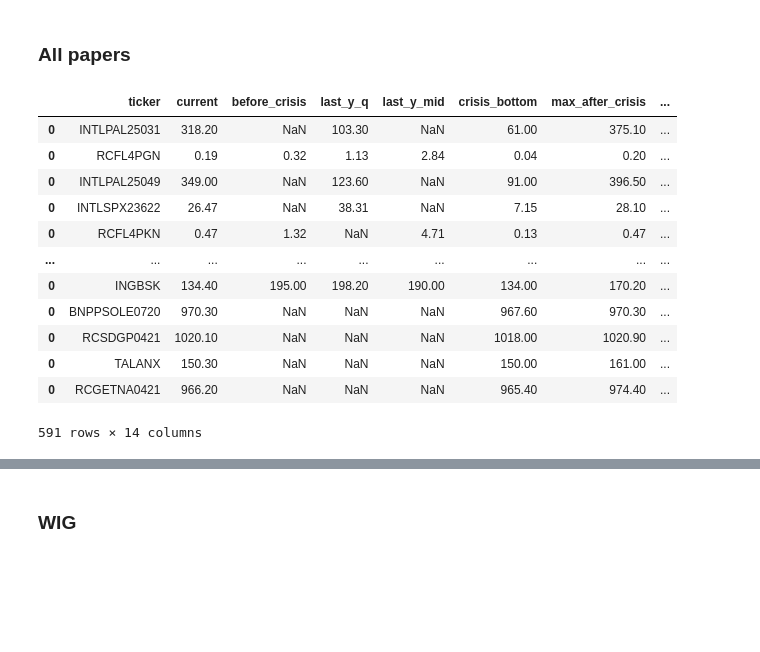
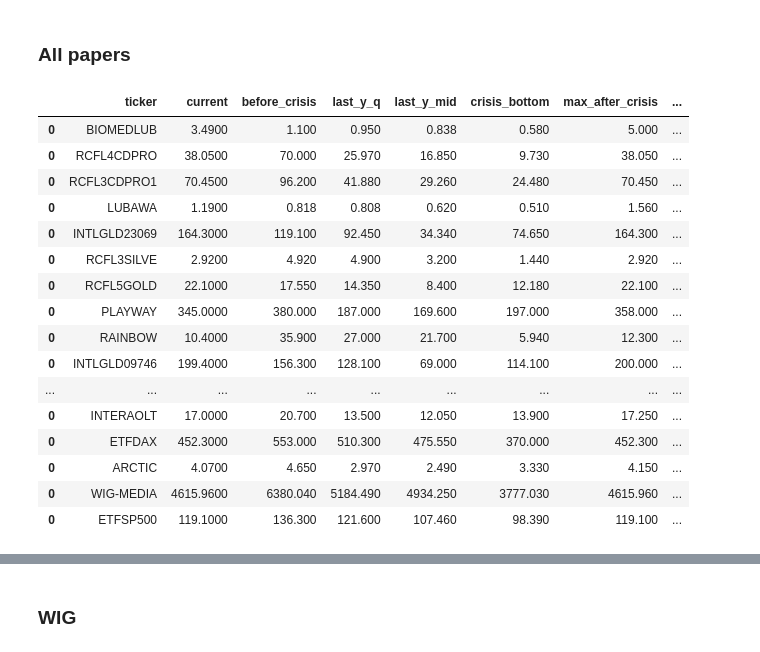
Before and after one commit to showeye/wse_analytics, a Jupyter notebook: bossa.ipynb, the cells around one changed output, grey strips where cells are left out. Drawn from its saved outputs; the diff is of its cells as text; code cells hidden in the pictures; blank space fills up the shorter version.

```diff
--- a/bossa.ipynb
+++ b/bossa.ipynb
@@ -248,24 +242,28 @@ skaner_df.loc[:,'growth_potential'] = round((skaner_df.loc[:,'max_before_crisis'
 skaner_df.loc[:,'drop_current'] = round(skaner_df.loc[:,'current'] * 100 / skaner_df.loc[:,'max_before_crisis'] - 100, 2)
 # %%
 skaner_df_see = skaner_df.loc[
-#     (skaner_df.growth_quarter > 0)
-#         & (skaner_df.growth_mid > 0)
-         (skaner_df.drop_current < 0)
-        & (skaner_df.growth_current > 0)
+    (skaner_df.growth_quarter > 0)
+        & (skaner_df.growth_mid > 0)
+        #& (skaner_df.drop_current < 0)
+        & (skaner_df.growth_current > 20)
                               ,:].sort_values('drop_current', ascending=True)
 # %%
-skaner_df_see.sort_values('growth_current', ascending=False)
+skaner_df_see.sort_values('growth_current', ascending=False).dropna()
 # %% [output]
 |  | ticker | current | before_crisis | last_y_q | last_y_mid | crisis_bottom | max_after_crisis | ... |
-| 0 | INTLPAL25031 | 318.20 | NaN | 103.30 | NaN | 61.00 | 375.10 | ... |
-| 0 | RCFL4PGN | 0.19 | 0.32 | 1.13 | 2.84 | 0.04 | 0.20 | ... |
-| 0 | INTLPAL25049 | 349.00 | NaN | 123.60 | NaN | 91.00 | 396.50 | ... |
-| 0 | INTLSPX23622 | 26.47 | NaN | 38.31 | NaN | 7.15 | 28.10 | ... |
-| 0 | RCFL4PKN | 0.47 | 1.32 | NaN | 4.71 | 0.13 | 0.47 | ... |
+| 0 | BIOMEDLUB | 3.4900 | 1.100 | 0.950 | 0.838 | 0.580 | 5.000 | ... |
+| 0 | RCFL4CDPRO | 38.0500 | 70.000 | 25.970 | 16.850 | 9.730 | 38.050 | ... |
+| 0 | RCFL3CDPRO1 | 70.4500 | 96.200 | 41.880 | 29.260 | 24.480 | 70.450 | ... |
+| 0 | LUBAWA | 1.1900 | 0.818 | 0.808 | 0.620 | 0.510 | 1.560 | ... |
+| 0 | INTLGLD23069 | 164.3000 | 119.100 | 92.450 | 34.340 | 74.650 | 164.300 | ... |
+| 0 | RCFL3SILVE | 2.9200 | 4.920 | 4.900 | 3.200 | 1.440 | 2.920 | ... |
+| 0 | RCFL5GOLD | 22.1000 | 17.550 | 14.350 | 8.400 | 12.180 | 22.100 | ... |
+| 0 | PLAYWAY | 345.0000 | 380.000 | 187.000 | 169.600 | 197.000 | 358.000 | ... |
+| 0 | RAINBOW | 10.4000 | 35.900 | 27.000 | 21.700 | 5.940 | 12.300 | ... |
+| 0 | INTLGLD09746 | 199.4000 | 156.300 | 128.100 | 69.000 | 114.100 | 200.000 | ... |
 | ... | ... | ... | ... | ... | ... | ... | ... | ... |
-| 0 | INGBSK | 134.40 | 195.00 | 198.20 | 190.00 | 134.00 | 170.20 | ... |
-| 0 | BNPPSOLE0720 | 970.30 | NaN | NaN | NaN | 967.60 | 970.30 | ... |
-| 0 | RCSDGP0421 | 1020.10 | NaN | NaN | NaN | 1018.00 | 1020.90 | ... |
-| 0 | TALANX | 150.30 | NaN | NaN | NaN | 150.00 | 161.00 | ... |
-| 0 | RCGETNA0421 | 966.20 | NaN | NaN | NaN | 965.40 | 974.40 | ... |
+| 0 | INTERAOLT | 17.0000 | 20.700 | 13.500 | 12.050 | 13.900 | 17.250 | ... |
+| 0 | ETFDAX | 452.3000 | 553.000 | 510.300 | 475.550 | 370.000 | 452.300 | ... |
+| 0 | ARCTIC | 4.0700 | 4.650 | 2.970 | 2.490 | 3.330 | 4.150 | ... |
+| 0 | WIG-MEDIA | 4615.9600 | 6380.040 | 5184.490 | 4934.250 | 3777.030 | 4615.960 | ... |
+| 0 | ETFSP500 | 119.1000 | 136.300 | 121.600 | 107.460 | 98.390 | 119.100 | ... |
-591 rows × 14 columns
```
Also changed, not shown: parts of 69 cells of this notebook.
